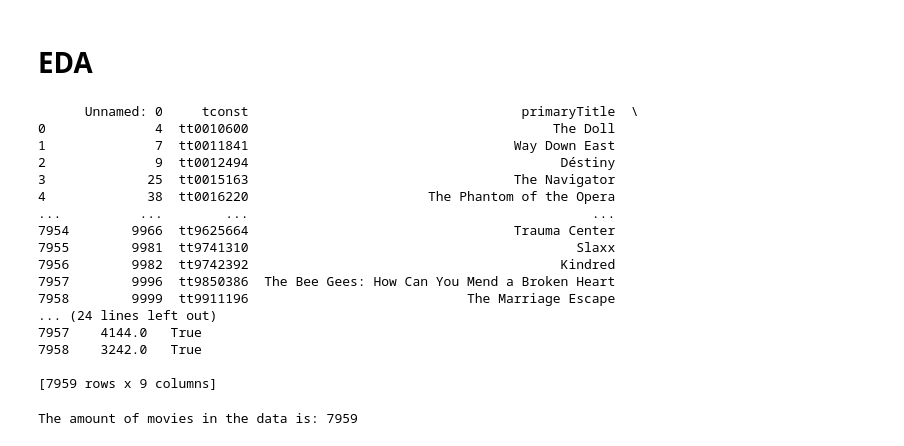
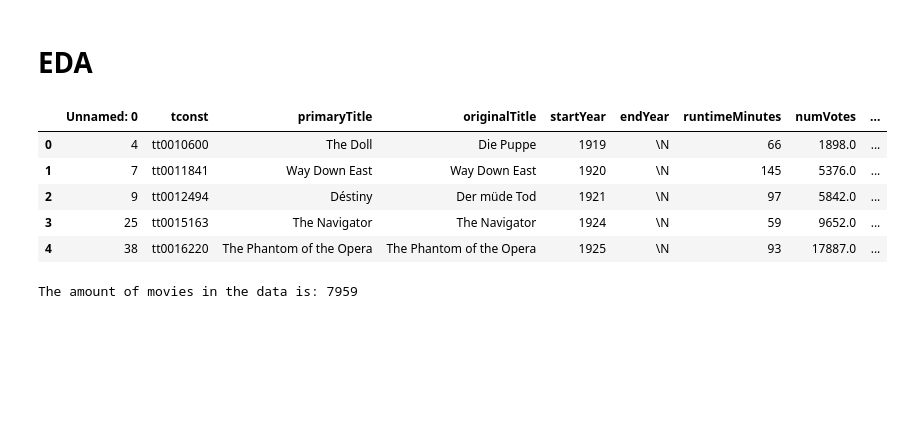
Before and after one commit to Teun1407/BigData-Group10, a Jupyter notebook: eda/eda.ipynb, the cells around one changed output. Drawn from its saved outputs; the diff is of its cells as text; code cells hidden in the pictures; blank space fills up the shorter version.

```diff
--- a/eda/eda.ipynb
+++ b/eda/eda.ipynb
@@ -6,31 +6,24 @@ import numpy as np
 import glob
 import matplotlib.pyplot as plt
 # %%
-# Get a list of all CSV files in the directory
-csv_files = glob.glob('imdb/train*.csv')
+# Get a list of all CSV files in the imdb directory
+csv_files = glob.glob('../imdb/train/train*.csv')
+
+# Check if the list is empty
+if not csv_files:
+    raise ValueError("No CSV files found in the specified directory.")
 
 # Read each CSV file and concatenate them into a single dataframe
 train_df = pd.concat([pd.read_csv(f) for f in csv_files], ignore_index=True)
 
-print(train_df)
+train_df.head()
 # %% [output]
-      Unnamed: 0     tconst                                   primaryTitle  \
-0              4  tt0010600                                       The Doll
-1              7  tt0011841                                  Way Down East
-2              9  tt0012494                                        Déstiny
-3             25  tt0015163                                  The Navigator
-4             38  tt0016220                       The Phantom of the Opera
-...          ...        ...                                            ...
-7954        9966  tt9625664                                  Trauma Center
-7955        9981  tt9741310                                          Slaxx
-7956        9982  tt9742392                                        Kindred
-7957        9996  tt9850386  The Bee Gees: How Can You Mend a Broken Heart
-7958        9999  tt9911196                            The Marriage Escape
-... (24 lines left out)
-7957    4144.0   True
-7958    3242.0   True
-
-[7959 rows x 9 columns]
+|  | Unnamed: 0 | tconst | primaryTitle | originalTitle | startYear | endYear | runtimeMinutes | numVotes | ... |
+| 0 | 4 | tt0010600 | The Doll | Die Puppe | 1919 | \N | 66 | 1898.0 | ... |
+| 1 | 7 | tt0011841 | Way Down East | Way Down East | 1920 | \N | 145 | 5376.0 | ... |
+| 2 | 9 | tt0012494 | Déstiny | Der müde Tod | 1921 | \N | 97 | 5842.0 | ... |
+| 3 | 25 | tt0015163 | The Navigator | The Navigator | 1924 | \N | 59 | 9652.0 | ... |
+| 4 | 38 | tt0016220 | The Phantom of the Opera | The Phantom of the Opera | 1925 | \N | 93 | 17887.0 | ... |
 # %%
 print(f'The amount of movies in the data is: {train_df.shape[0]}')
 # %% [output]
```
Also changed, not shown: parts of 2 cells of this notebook, 18 other files.
